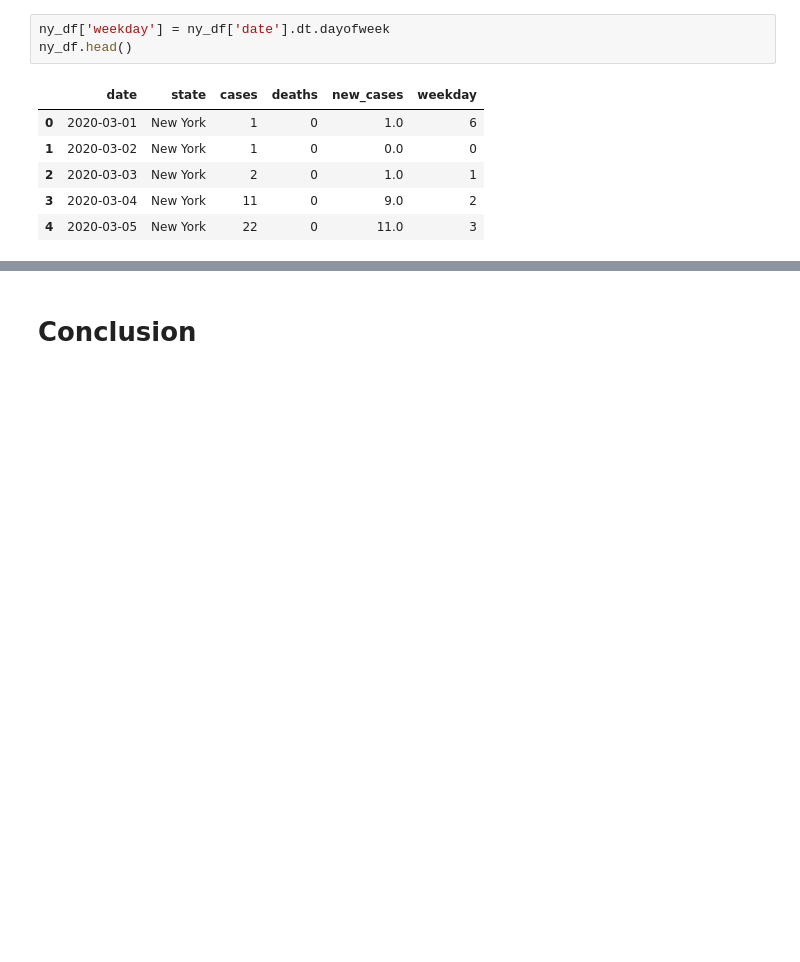
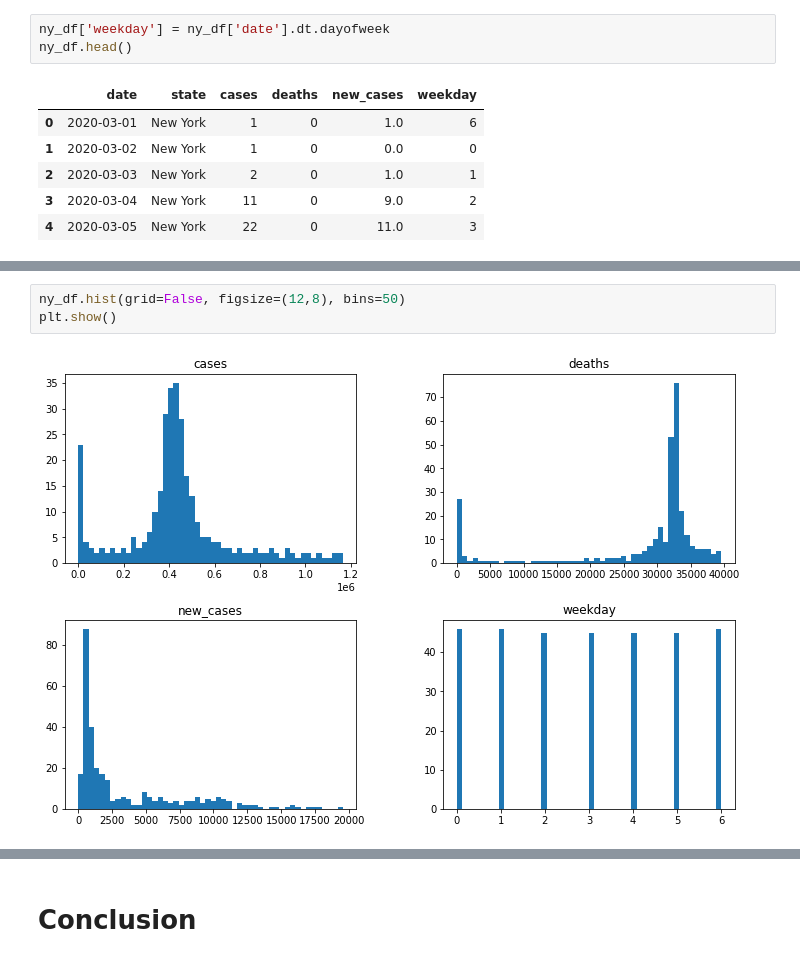
Before and after one commit to hon3g/data_analytics_2, a Jupyter notebook: Python/Mini_Project_Covid19_Data_Analysis.ipynb, the cells around one changed output, grey strips where cells are left out. Cells and saved outputs as stored; diff of their text form; blank space fills up the shorter version.

```diff
--- a/Python/Mini_Project_Covid19_Data_Analysis.ipynb
+++ b/Python/Mini_Project_Covid19_Data_Analysis.ipynb
@@ -109,0 +112,5 @@ plt.show()
+# %%
+ny_df.hist(grid=False, figsize=(12,8), bins=50)
+plt.show()
+# %% [output]
+[figure, added]
```
Also changed, not shown: parts of 9 cells of this notebook.
